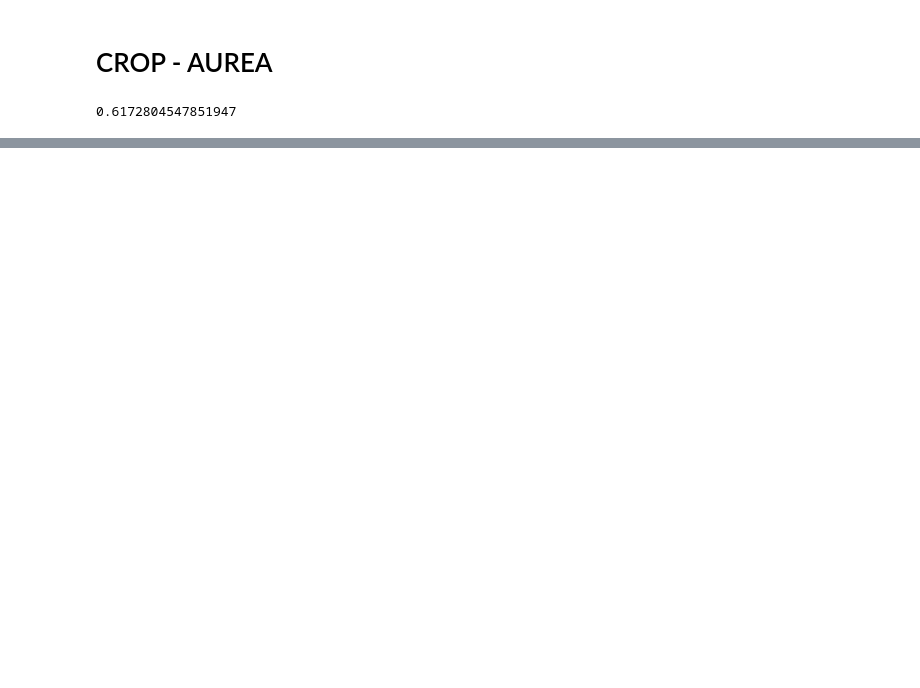
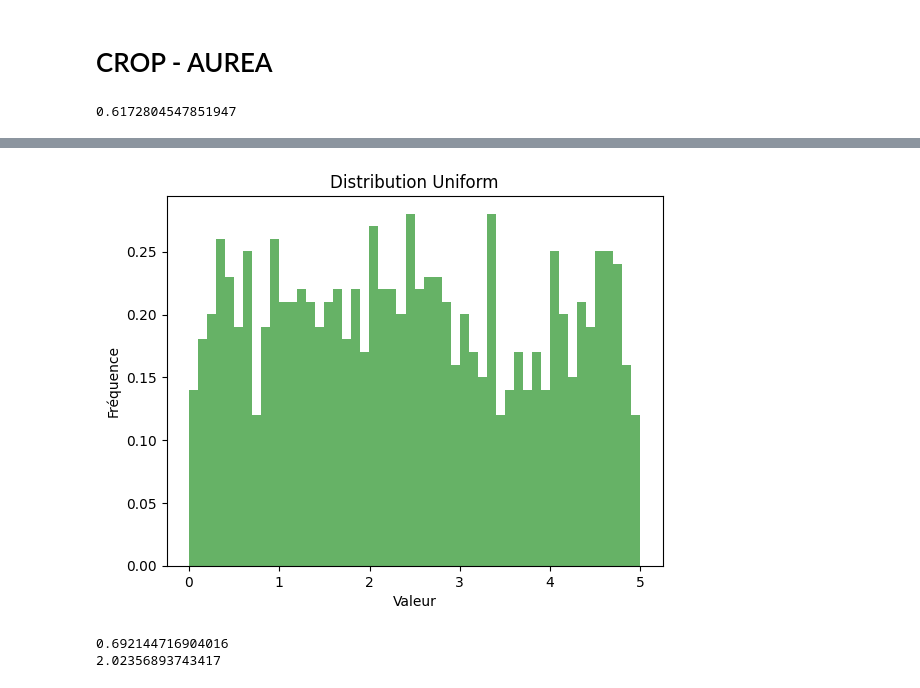
Before and after one commit to CedrickArmel/pfe-test-entropie, a Jupyter notebook: src/my_app/notebook.ipynb, the cells around one changed output, grey strips where cells are left out. Drawn from its saved outputs; the diff is of its cells as text; code cells hidden in the pictures; blank space fills up the shorter version.

```diff
--- a/src/my_app/notebook.ipynb
+++ b/src/my_app/notebook.ipynb
@@ -97,0 +272,19 @@ did
+# %%
+# Générer une distribution unifrom
+a = 0
+b = 5
+samples_u = np.random.uniform(low=a, high=b, size=size)
+
+# Visualiser la distribution
+plt.hist(samples_u, bins=50, density=True, alpha=0.6, color='g')
+plt.title('Distribution Uniform')
+plt.xlabel('Valeur')
+plt.ylabel('Fréquence')
+plt.show()
+
+print(shannon_entropy_kde(samples_u.reshape(size,1)))
+print(np.var(samples_u))
+# %% [output]
+[figure, added]
+0.692144716904016
+2.02356893743417
```
Also changed, not shown: parts of 107 cells of this notebook, 9 other files.
